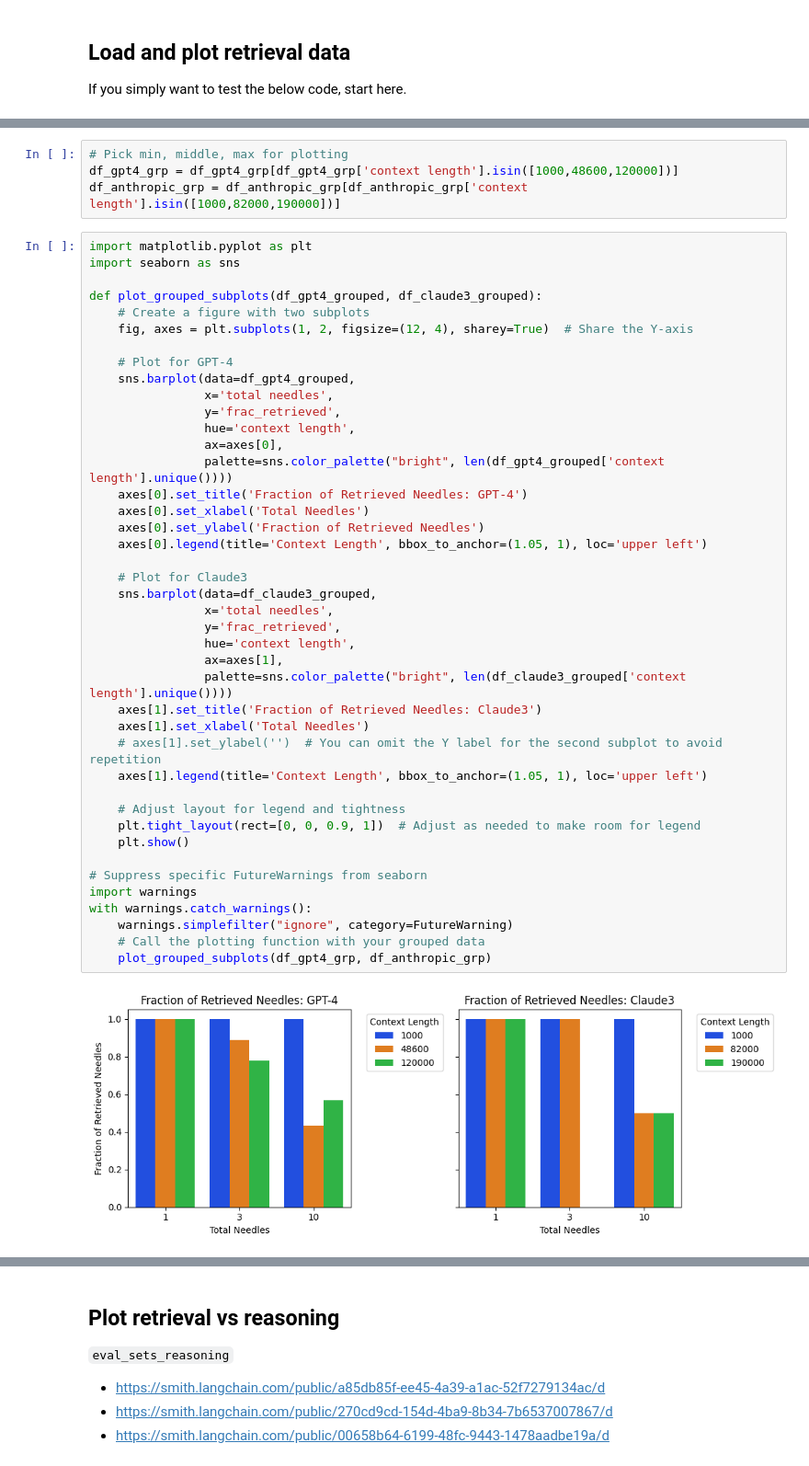
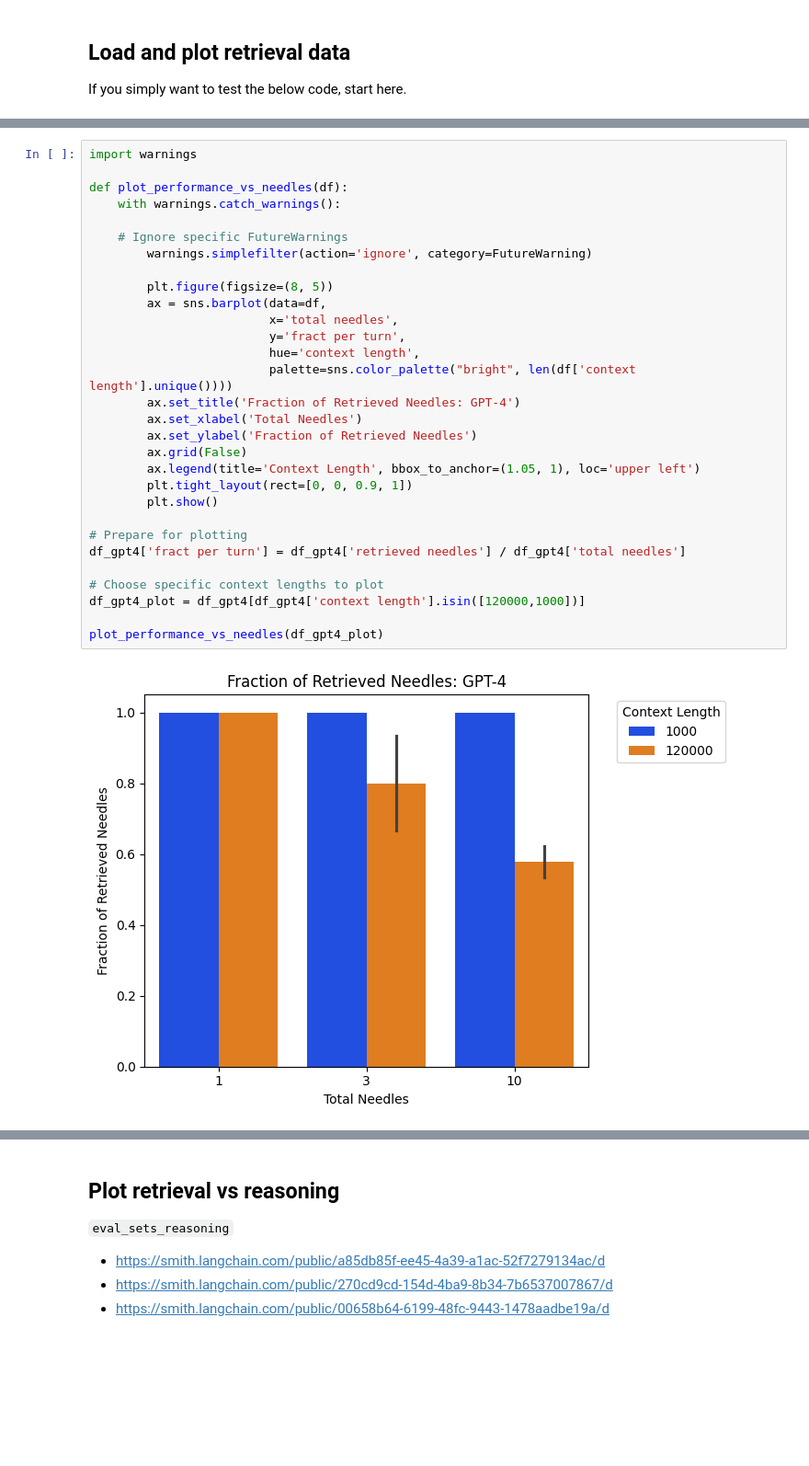
Before and after one commit to gkamradt/LLMTest_NeedleInAHaystack, a Jupyter notebook: viz/CreateVisFromLangSmithTesting.ipynb, the cells around one changed output, grey strips where cells are left out. Shown: that part at 92% size. Drawn from its saved outputs; the diff is of its cells as text; blank space fills up the shorter version.

```diff
--- a/viz/CreateVisFromLangSmithTesting.ipynb
+++ b/viz/CreateVisFromLangSmithTesting.ipynb
@@ -286,49 +263,33 @@ df_anthropic_grp=plot_groups(df_anthropic)
-# %%
-# Pick min, middle, max for plotting
-df_gpt4_grp = df_gpt4_grp[df_gpt4_grp['context length'].isin([1000,48600,120000])]
-df_anthropic_grp = df_anthropic_grp[df_anthropic_grp['context length'].isin([1000,82000,190000])]
-# %%
-import matplotlib.pyplot as plt
-import seaborn as sns
-
-def plot_grouped_subplots(df_gpt4_grouped, df_claude3_grouped):
-    # Create a figure with two subplots
-    fig, axes = plt.subplots(1, 2, figsize=(12, 4), sharey=True)  # Share the Y-axis
-
-    # Plot for GPT-4
-    sns.barplot(data=df_gpt4_grouped,
-                x='total needles',
-                y='frac_retrieved',
-                hue='context length',
-                ax=axes[0],
-                palette=sns.color_palette("bright", len(df_gpt4_grouped['context length'].unique())))
-    axes[0].set_title('Fraction of Retrieved Needles: GPT-4')
-    axes[0].set_xlabel('Total Needles')
-    axes[0].set_ylabel('Fraction of Retrieved Needles')
-    axes[0].legend(title='Context Length', bbox_to_anchor=(1.05, 1), loc='upper left')
-
-    # Plot for Claude3
-    sns.barplot(data=df_claude3_grouped,
-                x='total needles',
-                y='frac_retrieved',
-                hue='context length',
-                ax=axes[1],
-                palette=sns.color_palette("bright", len(df_claude3_grouped['context length'].unique())))
-    axes[1].set_title('Fraction of Retrieved Needles: Claude3')
-    axes[1].set_xlabel('Total Needles')
-    # axes[1].set_ylabel('')  # You can omit the Y label for the second subplot to avoid repetition
-    axes[1].legend(title='Context Length', bbox_to_anchor=(1.05, 1), loc='upper left')
-
-    # Adjust layout for legend and tightness
-    plt.tight_layout(rect=[0, 0, 0.9, 1])  # Adjust as needed to make room for legend
-    plt.show()
-
-# Suppress specific FutureWarnings from seaborn
-import warnings
-with warnings.catch_warnings():
-    warnings.simplefilter("ignore", category=FutureWarning)
-    # Call the plotting function with your grouped data
-    plot_grouped_subplots(df_gpt4_grp, df_anthropic_grp)
-# %% [output]
-[figure, removed]
+# %%
+import warnings
+
+def plot_performance_vs_needles(df):
+    with warnings.catch_warnings():
+
+    # Ignore specific FutureWarnings
+        warnings.simplefilter(action='ignore', category=FutureWarning)
+
+        plt.figure(figsize=(8, 5))
+        ax = sns.barplot(data=df,
+                         x='total needles',
+                         y='fract per turn',
+                         hue='context length',
+                         palette=sns.color_palette("bright", len(df['context length'].unique())))
+        ax.set_title('Fraction of Retrieved Needles: GPT-4')
+        ax.set_xlabel('Total Needles')
+        ax.set_ylabel('Fraction of Retrieved Needles')
+        ax.grid(False)
+        ax.legend(title='Context Length', bbox_to_anchor=(1.05, 1), loc='upper left')
+        plt.tight_layout(rect=[0, 0, 0.9, 1])
+        plt.show()
+
+# Prepare for plotting
+df_gpt4['fract per turn'] = df_gpt4['retrieved needles'] / df_gpt4['total needles']
+
+# Choose specific context lengths to plot
+df_gpt4_plot = df_gpt4[df_gpt4['context length'].isin([120000,1000])]
+
+plot_performance_vs_needles(df_gpt4_plot)
+# %% [output]
+[figure, added]
 # %% [markdown]
```
Also changed, not shown: parts of 28 cells of this notebook, 3 other files.
